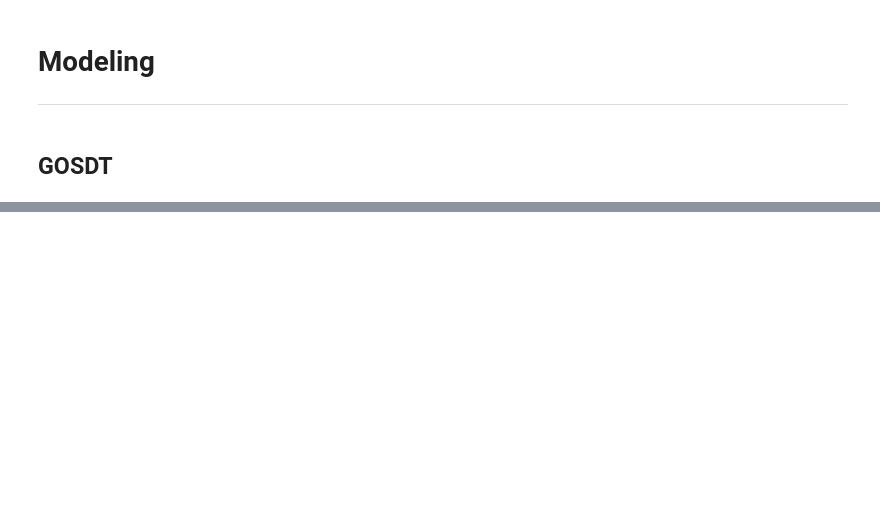
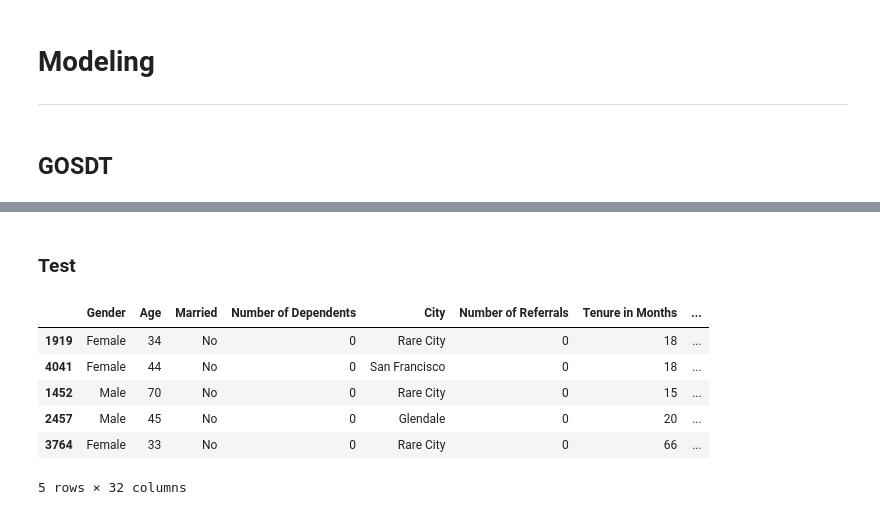
Before and after one commit to dhavalpotdar/interpretable-churn-prediction, a Jupyter notebook: src/eda.ipynb, the cells around one changed output, grey strips where cells are left out. Saved outputs shown, nothing was run; the diff lists cells and outputs as text; code cells hidden in the pictures; blank space fills up the shorter version.

```diff
--- a/src/eda.ipynb
+++ b/src/eda.ipynb
@@ -183,0 +190,12 @@ Error:
+# %% [markdown]
+### Test
+# %%
+df_X_test.head()
+# %% [output]
+|  | Gender | Age | Married | Number of Dependents | City | Number of Referrals | Tenure in Months | ... |
+| 1919 | Female | 34 | No | 0 | Rare City | 0 | 18 | ... |
+| 4041 | Female | 44 | No | 0 | San Francisco | 0 | 18 | ... |
+| 1452 | Male | 70 | No | 0 | Rare City | 0 | 15 | ... |
+| 2457 | Male | 45 | No | 0 | Glendale | 0 | 20 | ... |
+| 3764 | Female | 33 | No | 0 | Rare City | 0 | 66 | ... |
+5 rows × 32 columns
```
Also changed, not shown: parts of 6 cells of this notebook, 1 other file.
